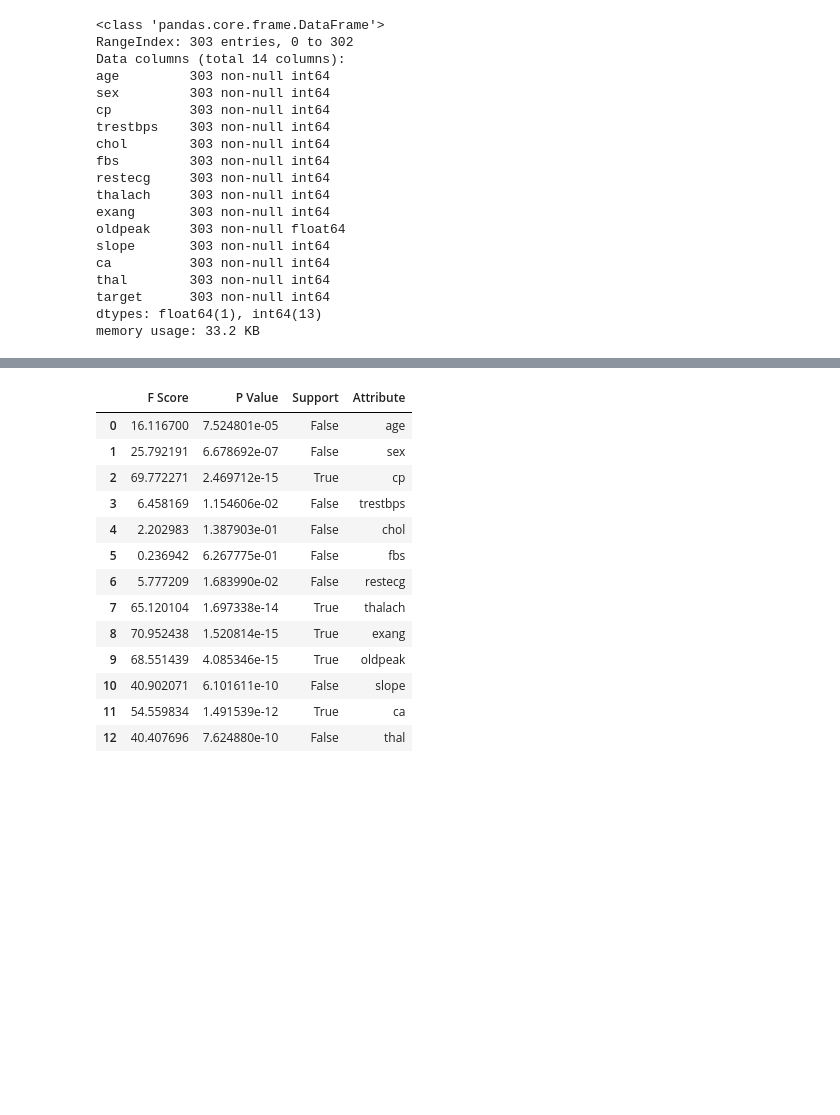
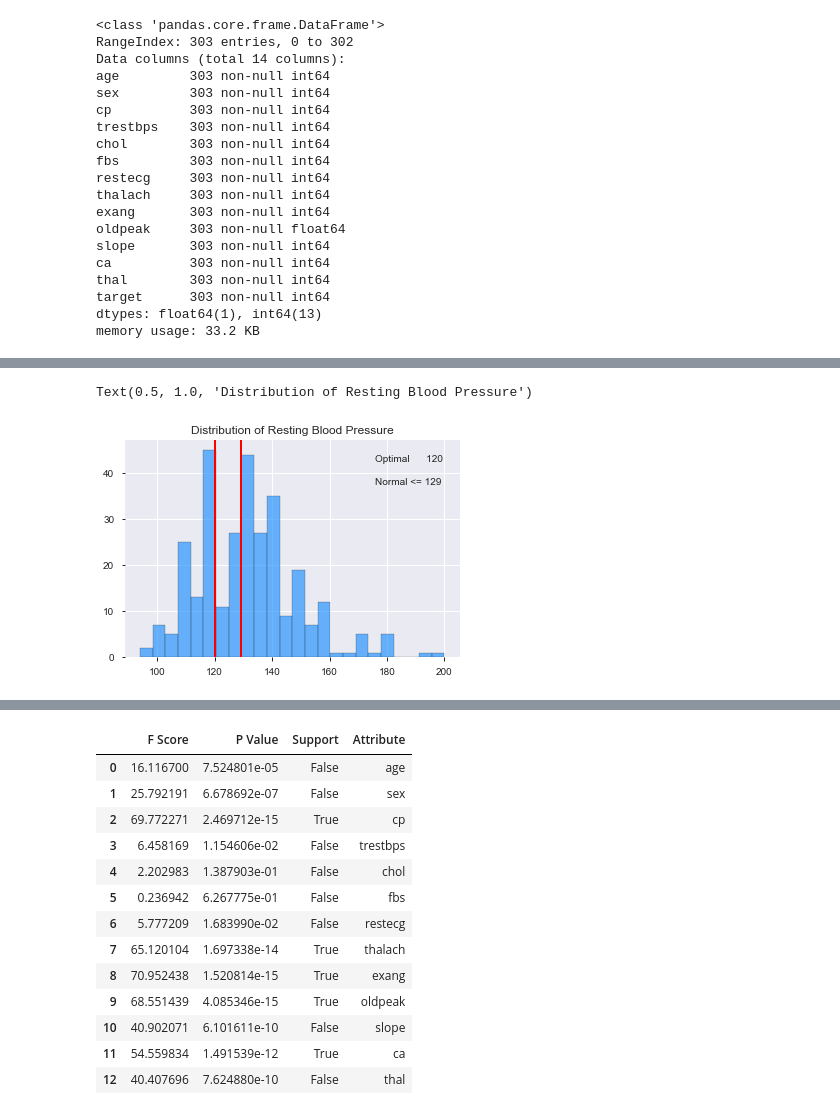
Before and after one commit to memmelma/data_analysis_heart_disease, a Jupyter notebook: heart_jupyter_notebook_master.ipynb, the cells around one changed output, grey strips where cells are left out. Drawn from its saved outputs; the diff is of its cells as text; code cells hidden in the pictures; blank space fills up the shorter version.

```diff
--- a/heart_jupyter_notebook_master.ipynb
+++ b/heart_jupyter_notebook_master.ipynb
@@ -80,0 +163,22 @@ memory usage: 33.2 KB
+# %%
+norm_bot = 120
+norm_top = 129
+
+result = plt.hist(df[['trestbps']].values, bins=24, color='dodgerblue', edgecolor='k', alpha=0.65)
+plt.axvline(norm_bot, color='r', linewidth=2)
+plt.axvline(norm_top, color='r', linewidth=2)
+
+_, max_ = plt.ylim()
+
+plt.text(160 + 160/10,
+         max_ - max_/10,
+         'Optimal      {:}'.format(norm_bot))
+
+plt.text(160 + 160/10,
+         max_ - max_/10 - 5,
+         'Normal <= {:}'.format(norm_top))
+
+plt.title('Distribution of Resting Blood Pressure')
+# %% [output]
+Text(0.5, 1.0, 'Distribution of Resting Blood Pressure')
+[figure, added]
```
Also changed, not shown: parts of 34 cells of this notebook.
